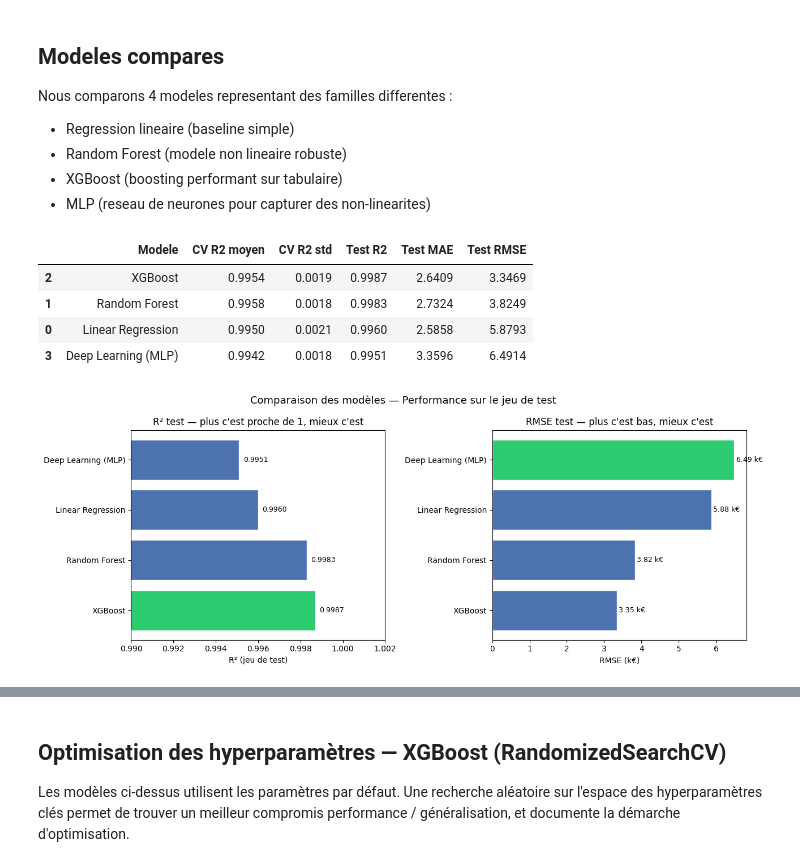
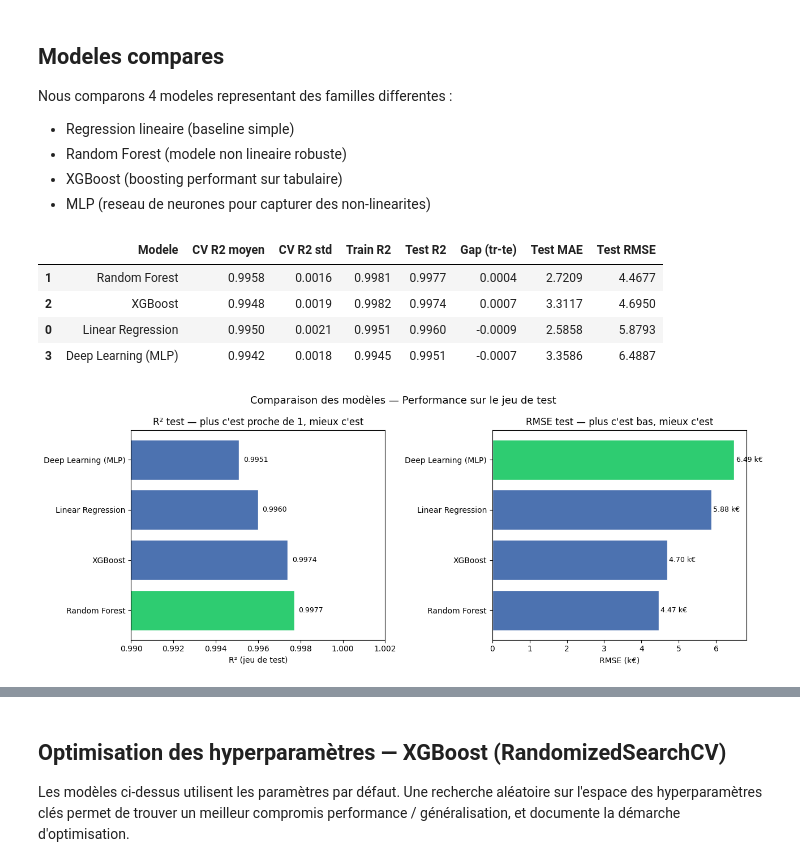
Before and after one commit to Dnivaux/Data_Science_Marketing, a Jupyter notebook: notebooks/02_Model_Choice.ipynb, the cells around one changed output, grey strips where cells are left out. Saved outputs shown, nothing was run; the diff lists cells and outputs as text; code cells hidden in the pictures.

```diff
--- a/notebooks/02_Model_Choice.ipynb
+++ b/notebooks/02_Model_Choice.ipynb
@@ -58,45 +58,72 @@ Nous comparons 4 modeles representant des familles differentes :
 - MLP (reseau de neurones pour capturer des non-linearites)
 # %%
 models = {
+    # Baseline : pas de régularisation — référence linéaire simple
     "Linear Regression": LinearRegression(),
-    "Random Forest": RandomForestRegressor(n_estimators=100, random_state=42),
-    "XGBoost": XGBRegressor(n_estimators=100, random_state=42, verbosity=0),
+
+    # Random Forest : bagging (variance réduite) + min_samples_leaf pour éviter les feuilles ultra-spécifiques
+    "Random Forest": RandomForestRegressor(
+        n_estimators=100,
+        min_samples_leaf=3,       # impose au moins 3 observations par feuille
+        random_state=42,
+    ),
+
+    # XGBoost : régularisation L2 + stochastic boosting pour contrôler l'overfitting
+    "XGBoost": XGBRegressor(
+        n_estimators=100,
+        max_depth=5,              # profondeur max — limite la complexité de chaque arbre
+        learning_rate=0.1,
+        subsample=0.8,            # 80% des données par arbre (stochastic boosting)
+        colsample_bytree=0.8,     # 80% des features par arbre (analogue au dropout)
+        reg_lambda=2.0,           # pénalité L2 sur les poids des feuilles
+        random_state=42,
+        verbosity=0,
+    ),
+
+    # MLP : early stopping + pénalité L2 sur les poids du réseau
     "Deep Learning (MLP)": MLPRegressor(
         hidden_layer_sizes=(64, 32),
         max_iter=500,
         early_stopping=True,
+        validation_fraction=0.1,  # 10% du train réservé pour surveiller l'overfitting
+        alpha=1e-3,               # pénalité L2 sur les poids (weight decay)
         random_state=42,
     ),
 }
 
 results = []
 
 for name, model in models.items():
     cv_scores = cross_val_score(model, x_train, y_train, cv=5, scoring="r2")
     model.fit(x_train, y_train)
-    y_pred = model.predict(x_test)
 
-    r2 = r2_score(y_test, y_pred)
-    mae = mean_absolute_error(y_test, y_pred)
-    rmse = np.sqrt(mean_squared_error(y_test, y_pred))
+    y_pred_train = model.predict(x_train)
+    y_pred       = model.predict(x_test)
+
+    train_r2 = r2_score(y_train, y_pred_train)
+    r2       = r2_score(y_test, y_pred)
+    mae      = mean_absolute_error(y_test, y_pred)
+    rmse     = np.sqrt(mean_squared_error(y_test, y_pred))
 
     results.append({
-        "Modele": name,
+        "Modele":      name,
         "CV R2 moyen": round(cv_scores.mean(), 4),
-        "CV R2 std": round(cv_scores.std(), 4),
-        "Test R2": round(r2, 4),
-        "Test MAE": round(mae, 4),
-        "Test RMSE": round(rmse, 4),
+        "CV R2 std":   round(cv_scores.std(), 4),
+        "Train R2":    round(train_r2, 4),
+        "Test R2":     round(r2, 4),
+        "Gap (tr-te)": round(train_r2 - r2, 4),
+        "Test MAE":    round(mae, 4),
+        "Test RMSE":   round(rmse, 4),
     })
 
 df_results = pd.DataFrame(results).sort_values("Test R2", ascending=False)
 df_results
 # %% [output]
-|  | Modele | CV R2 moyen | CV R2 std | Test R2 | Test MAE | Test RMSE |
-| 2 | XGBoost | 0.9954 | 0.0019 | 0.9987 | 2.6409 | 3.3469 |
-| 1 | Random Forest | 0.9958 | 0.0018 | 0.9983 | 2.7324 | 3.8249 |
-| 0 | Linear Regression | 0.9950 | 0.0021 | 0.9960 | 2.5858 | 5.8793 |
-| 3 | Deep Learning (MLP) | 0.9942 | 0.0018 | 0.9951 | 3.3596 | 6.4914 |
+|  | Modele | CV R2 moyen | CV R2 std | Train R2 | Test R2 | Gap (tr-te) | Test MAE | Test RMSE |
+| 1 | Random Forest | 0.9958 | 0.0016 | 0.9981 | 0.9977 | 0.0004 | 2.7209 | 4.4677 |
+| 2 | XGBoost | 0.9948 | 0.0019 | 0.9982 | 0.9974 | 0.0007 | 3.3117 | 4.6950 |
+| 0 | Linear Regression | 0.9950 | 0.0021 | 0.9951 | 0.9960 | -0.0009 | 2.5858 | 5.8793 |
+| 3 | Deep Learning (MLP) | 0.9942 | 0.0018 | 0.9945 | 0.9951 | -0.0007 | 3.3586 | 6.4887 |
 # %%
 # Visualisation comparative — R² test et RMSE
 fig, (ax1, ax2) = plt.subplots(1, 2, figsize=(13, 5))
@@ -125,5 +152,5 @@ plt.suptitle("Comparaison des modèles — Performance sur le jeu de test", font
 plt.tight_layout()
 plt.show()
 # %% [output]
-[figure, old version]
+[figure, new version]
 # %% [markdown]
```
Also changed, not shown: parts of 7 cells of this notebook.
